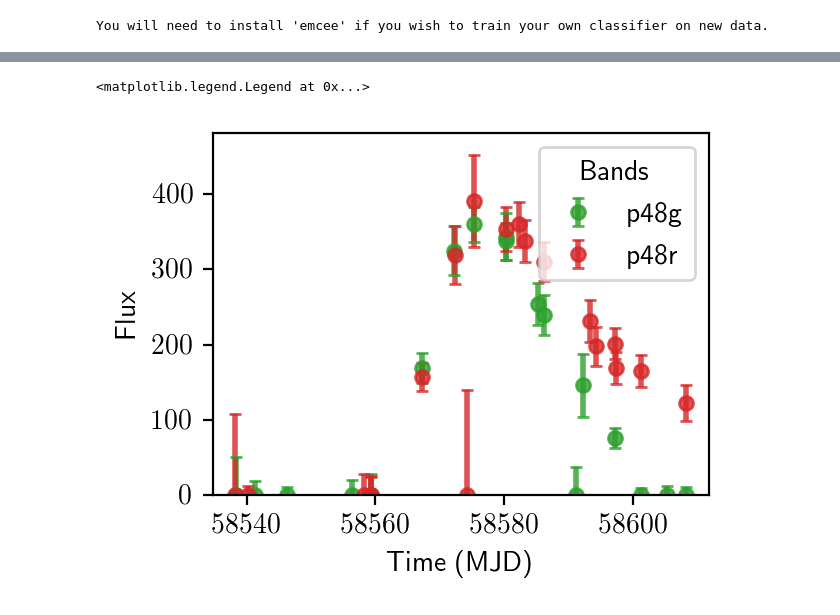
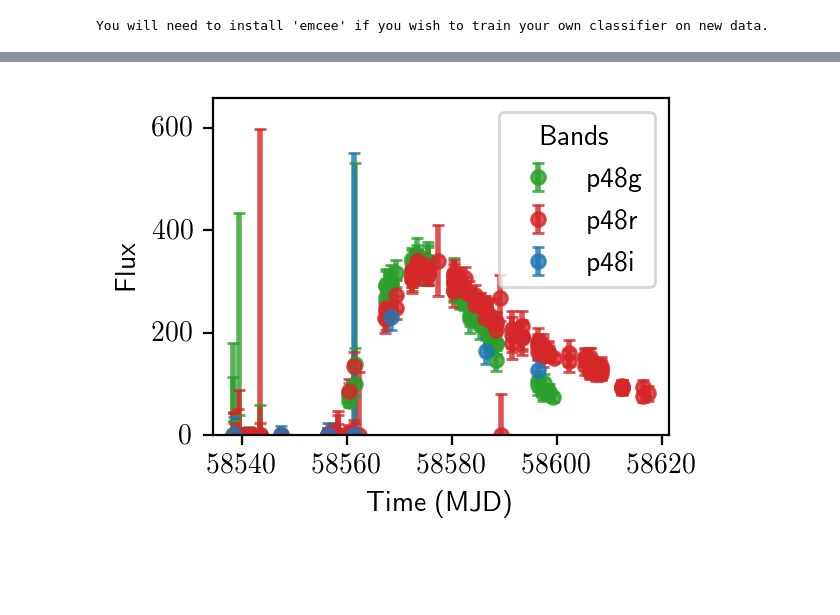
Before and after one commit to nmiranda/ztf-rapid, a Jupyter notebook: notebooks/explore.ipynb, the cells around one changed output, grey strips where cells are left out. Drawn from its saved outputs; the diff is of its cells as text; code cells hidden in the pictures; blank space fills up the shorter version.

Commit message:
Lightcurve plotting functions, notebooks and example figures

```diff
--- a/notebooks/explore.ipynb
+++ b/notebooks/explore.ipynb
@@ -15,5 +13,4 @@ len(lc_data)
 # %%
 # this_id = list(lc_data.keys())[0]
-this_id = 'ZTF19aanfyey'
+this_id = 'ZTF19aamvmer'
 this_lc = lc_data[this_id]
-# this_lc = ztf_rapid.filter_pps(this_lc)
@@ -65,27 +17,4 @@ Table length=19
-# %%
-fig = plt.figure(figsize=(3.2, 2.4), dpi=200)
-
-for pbidx, pb in enumerate(ztf_rapid.BANDS.keys()):
-    if pb not in set(this_lc['band']):
-        continue
-    pbmask = this_lc['band'] == pb
-    plt.errorbar(
-        this_lc[pbmask]['mjd'],
-        this_lc[pbmask]['flux'],
-        yerr=this_lc[pbmask]['fluxerr'],
-        fmt='o',
-        label = pb,
-        lw=2,
-        markersize=5,
-        alpha=0.8,
-        capsize=2.0,
-        c=ztf_rapid.COLPB_ZTF[pb]
-    )
-
-plt.ylim(bottom=0.0)
-plt.ylabel('Flux')
-plt.xlabel('Time (MJD)')
-plt.legend(loc='upper right', title='Bands')
-# %% [output]
-<matplotlib.legend.Legend at 0x...>
-[figure, removed]
+# %%
+fig = ztf_rapid.plot_raw_lightcurve(this_lc)
+# %% [output]
+[figure, added]
```
Also changed, not shown: parts of 5 cells of this notebook, 7 other files.
